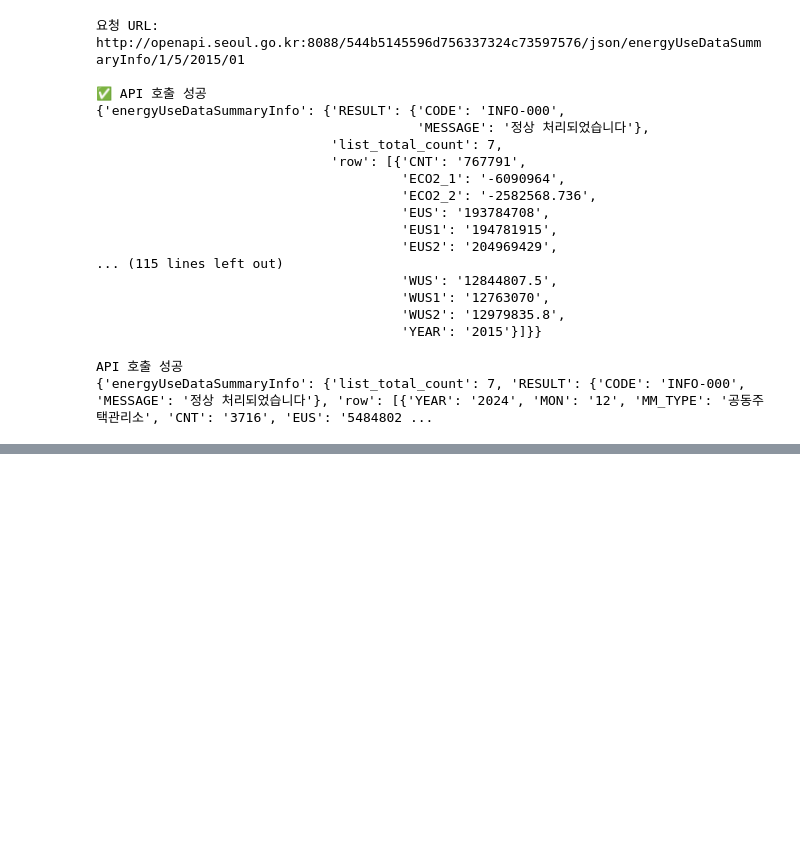
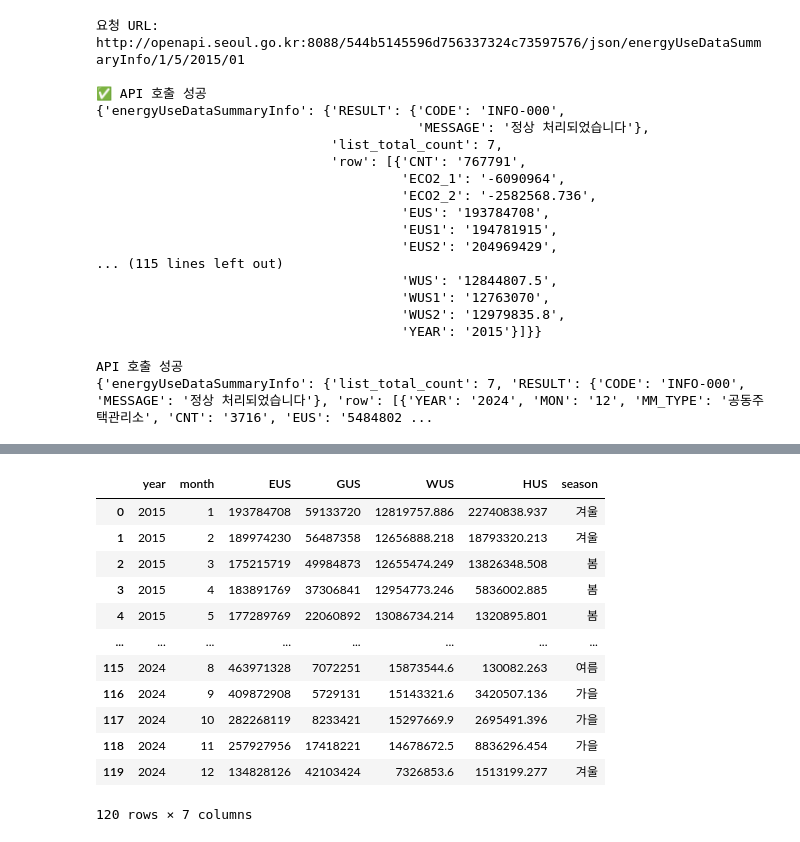
Before and after one commit to BlackSiru/Data-Analysis-with-Open-Source, a Jupyter notebook: 오픈소스_데이터_분석_4강.ipynb, the cells around one changed output, grey strips where cells are left out. Cells and saved outputs as stored; diff of their text form; code cells hidden in the pictures; blank space fills up the shorter version.

```diff
--- a/오픈소스_데이터_분석_4강.ipynb
+++ b/오픈소스_데이터_분석_4강.ipynb
@@ -308,0 +356,7 @@ df
+# %%
+## pandas 라이브러리 임포트
+import pandas as pd
+
+## Dataframe 생성
+df = pd.DataFrame(all_filtered_data)
+df
@@ -308,0 +377,28 @@ df
+# %%
+def get_season(month):
+    if 3 <= month <= 5:
+        return '봄'
+    elif 6 <= month <= 8:
+        return '여름'
+    elif 9 <= month <= 11:
+        return '가을'
+    else:
+        return '겨울'
+
+# 'month' 컬럼을 사용하여 'season' 컬럼 추가
+df['season'] = df['month'].apply(get_season)
+df
+# %% [output]
+|  | year | month | EUS | GUS | WUS | HUS | season |
+| 0 | 2015 | 1 | 193784708 | 59133720 | 12819757.886 | 22740838.937 | 겨울 |
+| 1 | 2015 | 2 | 189974230 | 56487358 | 12656888.218 | 18793320.213 | 겨울 |
+| 2 | 2015 | 3 | 175215719 | 49984873 | 12655474.249 | 13826348.508 | 봄 |
+| 3 | 2015 | 4 | 183891769 | 37306841 | 12954773.246 | 5836002.885 | 봄 |
+| 4 | 2015 | 5 | 177289769 | 22060892 | 13086734.214 | 1320895.801 | 봄 |
+| ... | ... | ... | ... | ... | ... | ... | ... |
+| 115 | 2024 | 8 | 463971328 | 7072251 | 15873544.6 | 130082.263 | 여름 |
+| 116 | 2024 | 9 | 409872908 | 5729131 | 15143321.6 | 3420507.136 | 가을 |
+| 117 | 2024 | 10 | 282268119 | 8233421 | 15297669.9 | 2695491.396 | 가을 |
+| 118 | 2024 | 11 | 257927956 | 17418221 | 14678672.5 | 8836296.454 | 가을 |
+| 119 | 2024 | 12 | 134828126 | 42103424 | 7326853.6 | 1513199.277 | 겨울 |
+120 rows × 7 columns
```
Also changed, not shown: parts of 4 cells of this notebook.
